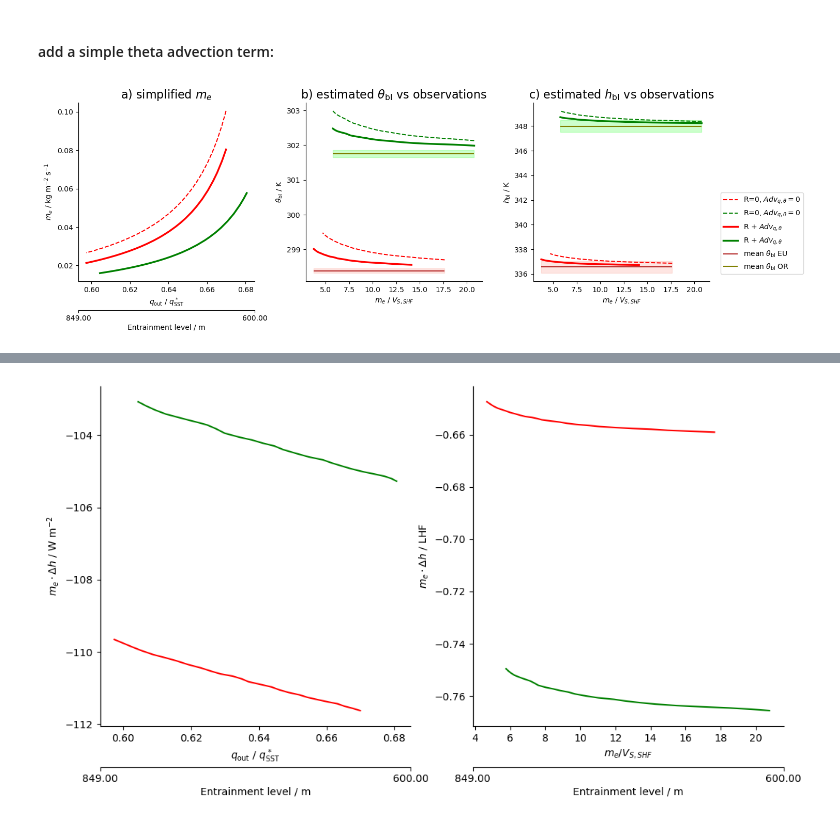
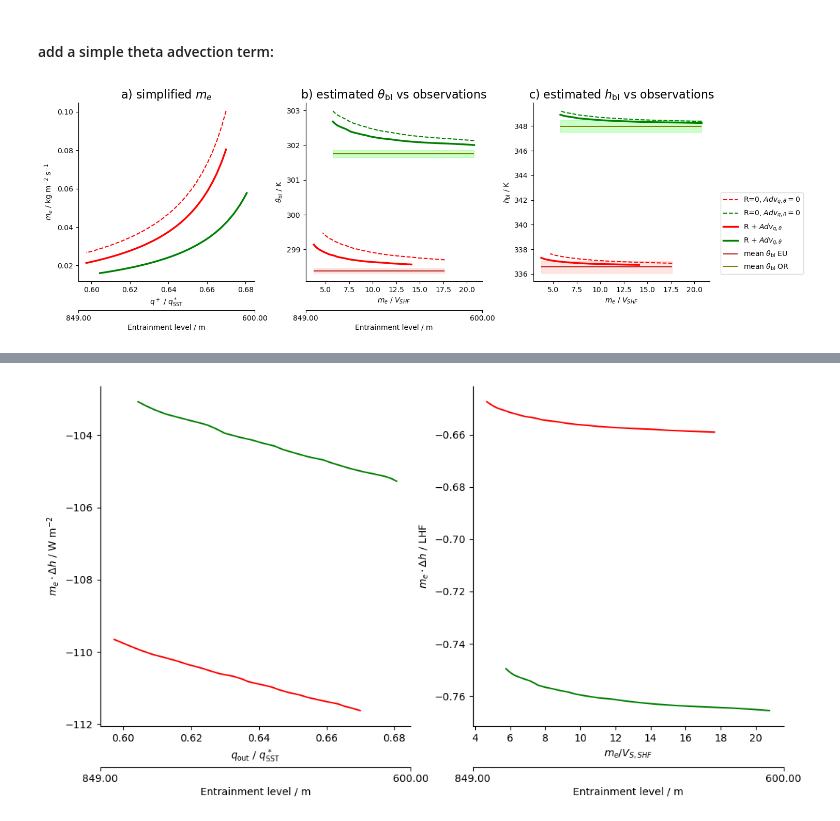
Before and after one commit to meteorologopazzo/BCO_observational, a Jupyter notebook: mass_fluxes_profiles/SimplScheme_sfcAdj.ipynb, the cells around one changed output, grey strips where cells are left out. Drawn from its saved outputs; the diff is of its cells as text; code cells hidden in the pictures.

```diff
--- a/mass_fluxes_profiles/SimplScheme_sfcAdj.ipynb
+++ b/mass_fluxes_profiles/SimplScheme_sfcAdj.ipynb
@@ -764,11 +770,11 @@ theta_predRad_or = np.zeros_like(E_values_or)
 for i, E in enumerate(E_values_eu):
     # Define the coefficients of the quartic: a*x^4 + b*x^3 + c*x^2 + d*x + e = 0
     coeffs = [
-        -((2 - eps) / (1 - eps)) * eps * stefan,  # a (x^4)
+        0, # -((2 - eps) / (1 - eps)) * eps * stefan,  # a (x^4)
         0,                                        # b (x^3)
         0,                                        # c (x^2)
         -cp*E,  #-(cp*Vs_shf_eu +cp*E),                             # d (x^1)
-        shf_recShip_eu + cp*E * theta_out_eu[i] + non_thBL_terms_eu   # e (constant). # cp*Vs_shf_eu * sst_eu.values
+        shf_recShip_eu + cp*E * theta_out_eu[i] + non_thBL_terms_eu - ((2 - eps)/(1 - eps))*eps*stefan*(theta_bl_eu**4)   # e (constant). # cp*Vs_shf_eu * sst_eu.values
     ]
 
     # Solve the polynomial
@@ -791,11 +797,11 @@ for i, E in enumerate(E_values_eu):
 for i, E in enumerate(E_values_or):
     # Define the coefficients of the quartic: a*x^4 + b*x^3 + c*x^2 + d*x + e = 0
     coeffs = [
-        -((2 - eps) / (1 - eps)) * eps * stefan,  # a (x^4)
+        0, #-((2 - eps) / (1 - eps)) * eps * stefan,  # a (x^4)
         0,                                        # b (x^3)
         0,                                        # c (x^2)
         -cp*E, # -( cp*Vs_shf_or + cp*E),                             # d (x^1)
-        shf_recShip_or + cp*E * theta_out_or[i] + non_thBL_terms_or  # e (constant).  # cp*Vs_shf_or * sst_or.values
+        shf_recShip_or + cp*E * theta_out_or[i] + non_thBL_terms_or -((2 - eps)/(1 - eps))*eps*stefan*(theta_bl_or**4)  # e (constant).  # cp*Vs_shf_or * sst_or.values
     ]
 
     # Solve the polynomial
@@ -973,13 +979,13 @@ theta_predRadAdv_or = np.zeros_like(E_values_or)
 for i, E in enumerate(E_adv_eu):
     # Define the coefficients of the quartic: a*x^4 + b*x^3 + c*x^2 + d*x + e = 0
     coeffs = [
-        -((2 - eps) / (1 - eps)) * eps * stefan,              # a (x^4)
+        0, #-((2 - eps) / (1 - eps)) * eps * stefan,              # a (x^4)
         0,                                                    # b (x^3)
         0,                                                    # c (x^2)
         -cp*E, #-(cp*Vs_shf_eu +cp*E),                                # d (x^1)
         shf_recShip_eu.item()
         + cp*E*theta_out_eu[i]
-        + non_thBL_terms_eu
+        + non_thBL_terms_eu -((2 - eps) / (1 - eps)) * eps * stefan*(theta_bl_eu**4)
         + cp*bl_density*bl_height*Fa_th_eu  # e (constant). # cp*Vs_shf_eu * sst_eu.values
     ]
 
@@ -1004,13 +1010,13 @@ for i, E in enumerate(E_adv_eu):
 for i, E in enumerate(E_adv_or):
     # Define the coefficients of the quartic: a*x^4 + b*x^3 + c*x^2 + d*x + e = 0
     coeffs = [
-        -((2 - eps) / (1 - eps)) * eps * stefan,               # a (x^4)
+        0, #-((2 - eps) / (1 - eps)) * eps * stefan,               # a (x^4)
         0,                                                     # b (x^3)
         0,                                                     # c (x^2)
         -cp*E, #-(cp*Vs_shf_or + cp*E),                                # d (x^1)
         shf_recShip_or.item()
         + cp*E * theta_out_or[i]
-        + non_thBL_terms_or
+        + non_thBL_terms_or -((2 - eps) / (1 - eps)) * eps * stefan*(theta_bl_or**4)
         + cp*bl_density*bl_height*Fa_th_or  # e (constant) # cp*Vs_shf_or * sst_or.values
     ]
 
@@ -1039,7 +1045,7 @@ ax[0].plot(q_out_or/q_sfc_or, E_adv_or, color="green", linewidth=2.5, label="ORC
 
 
 
-ax[0].set_xlabel(r"$q_\mathrm{out}$ / $q^*_\mathrm{SST}$")
+ax[0].set_xlabel(r"$q^+$ / $q^*_\mathrm{SST}$")
 # ax[0].set_xlabel(r"$\chi$")
 ax[0].set_ylabel(r"$m_e$ / $\rm kg~m^{-2}~s^{-1}$")
 # ax[0].legend()
@@ -1095,9 +1101,30 @@ ax[1].fill_between(
 
 
 ax[1].set_title(r"b) estimated $\theta_\mathrm{bl}$ vs observations" ,fontsize=16)
-ax[1].set_xlabel(r"$m_e$ / $V_{S,SHF}$ ") #/ $kg~m^{-2}~s^{-1}$")
+ax[1].set_xlabel(r"$m_e$ / $V_{SHF}$ ") #/ $kg~m^{-2}~s^{-1}$")
 ax[1].set_ylabel(r"$\theta_\mathrm{bl}$ / $\rm K$")
 # ax[1].set_title("including simple advection")
+
+ax_top = ax[1].twiny()
+ax_top.set_xlim(ax[1].get_xlim())
+
+x_ticks = ax[1].get_xticks()
+
+# Only keep first and last ticks
+selected_ticks = [x_ticks[0], x_ticks[-1]]
+entrainment_levels_list = np.arange(entrainment_levels.start, entrainment_levels.stop, entrainment_levels.step)
+selected_labels = [f"{entrainment_levels_list[-1]:.2f}", f"{entrainment_levels_list[0]:.2f}"]
+ax_top.set_xticks(selected_ticks)
+ax_top.set_xticklabels(selected_labels)
+ax_top.xaxis.set_ticks_position("bottom")
+ax_top.xaxis.set_label_position("bottom")
+ax_top.spines["bottom"].set_position(("outward", 40))
+ax_top.spines["top"].set_visible(False)
+ax_top.spines["right"].set_visible(False)
+ax_top.set_xlabel("Entrainment level / m", labelpad=2)
+
+
+
 
 
 
@@ -1128,32 +1155,32 @@ ax[2].fill_between(
     alpha=0.2
 )
 
 
 
 ax[2].hlines(obs_mse_or, xmin=np.min(E_adv_or/Vs_shf_or), xmax=np.max(E_values_or/Vs_shf_or), color="olive", label=r"mean $\theta_\mathrm{bl}$ OR")
 ax[2].fill_between(
     [np.min(E_adv_or/Vs_shf_or), np.max(E_values_or/Vs_shf_or)],
     (obs_mse_or - (th_var_or+ (Lv/cp)*q_var_or)) ,
     (obs_mse_or + (th_var_or+ (Lv/cp)*q_var_or) ) ,
     color="lime",
     alpha=0.2
 )
 
 ax[2].legend(loc="lower right", bbox_to_anchor=(1.55,0.02))
 ax[2].set_ylabel(r"$h_\mathrm{bl}$ / $\rm K$")
-ax[2].set_xlabel(r"$m_e$ / $V_{S,SHF}$ ") #/ $kg~m^{-2}~s^{-1}$")
+ax[2].set_xlabel(r"$m_e$ / $V_{SHF}$ ") #/ $kg~m^{-2}~s^{-1}$")
 ax[2].set_title(r"c) estimated $h_\mathrm{bl}$ vs observations" ,fontsize=16)
 
 
 
 
 for x in ax:
     for spine in ['top', 'right']:
         x.spines[spine].set_visible(False)
 
 
 
 plt.tight_layout()
 plt.show()
 # %% [output]
-[figure, old version]
+[figure, new version]
```
Also changed, not shown: parts of 29 cells of this notebook, 3 other files.
